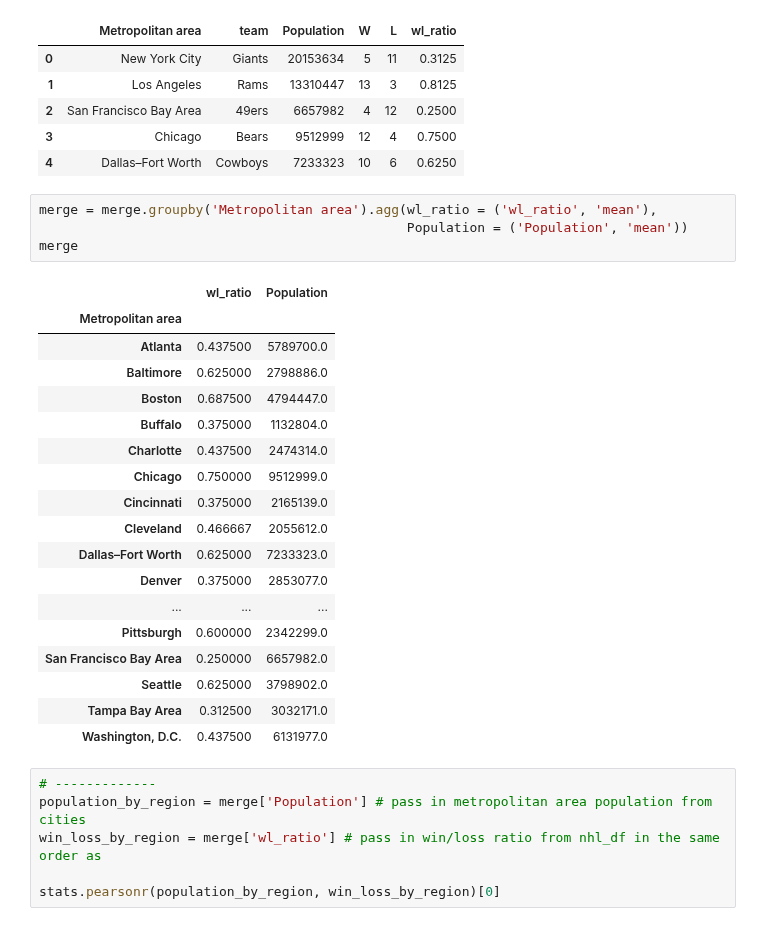
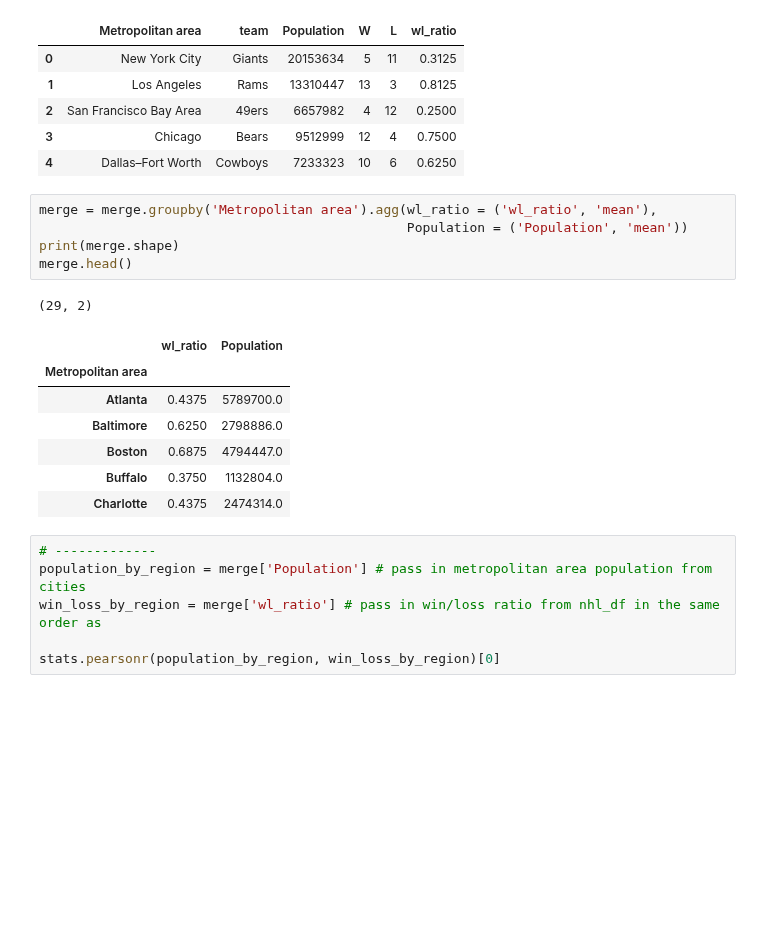
Before and after one commit to SantiGonzalezz/Applied-Data-Science-with-Python, a Jupyter notebook: 1. Introduction to Data Science in Python/Week 4/assignment4.ipynb, the cells around one changed output. Drawn from its saved outputs; the diff is of its cells as text; blank space fills up the shorter version.

```diff
--- a/1. Introduction to Data Science in Python/Week 4/assignment4.ipynb
+++ b/1. Introduction to Data Science in Python/Week 4/assignment4.ipynb
@@ -637,26 +636,17 @@ merge.head()
 # %%
 merge = merge.groupby('Metropolitan area').agg(wl_ratio = ('wl_ratio', 'mean'),
                                                Population = ('Population', 'mean'))
-merge
+print(merge.shape)
+merge.head()
 # %% [output]
+(29, 2)
 |  | wl_ratio | Population |
 | Metropolitan area |  |  |
-| Atlanta | 0.437500 | 5789700.0 |
-| Baltimore | 0.625000 | 2798886.0 |
-| Boston | 0.687500 | 4794447.0 |
-| Buffalo | 0.375000 | 1132804.0 |
-| Charlotte | 0.437500 | 2474314.0 |
-| Chicago | 0.750000 | 9512999.0 |
-| Cincinnati | 0.375000 | 2165139.0 |
-| Cleveland | 0.466667 | 2055612.0 |
-| Dallas–Fort Worth | 0.625000 | 7233323.0 |
-| Denver | 0.375000 | 2853077.0 |
-| ... | ... | ... |
-| Pittsburgh | 0.600000 | 2342299.0 |
-| San Francisco Bay Area | 0.250000 | 6657982.0 |
-| Seattle | 0.625000 | 3798902.0 |
-| Tampa Bay Area | 0.312500 | 3032171.0 |
-| Washington, D.C. | 0.437500 | 6131977.0 |
+| Atlanta | 0.4375 | 5789700.0 |
+| Baltimore | 0.6250 | 2798886.0 |
+| Boston | 0.6875 | 4794447.0 |
+| Buffalo | 0.3750 | 1132804.0 |
+| Charlotte | 0.4375 | 2474314.0 |
 # %%
 # -------------
 population_by_region = merge['Population'] # pass in metropolitan area population from cities
```
Also changed, not shown: parts of 3 cells of this notebook.
